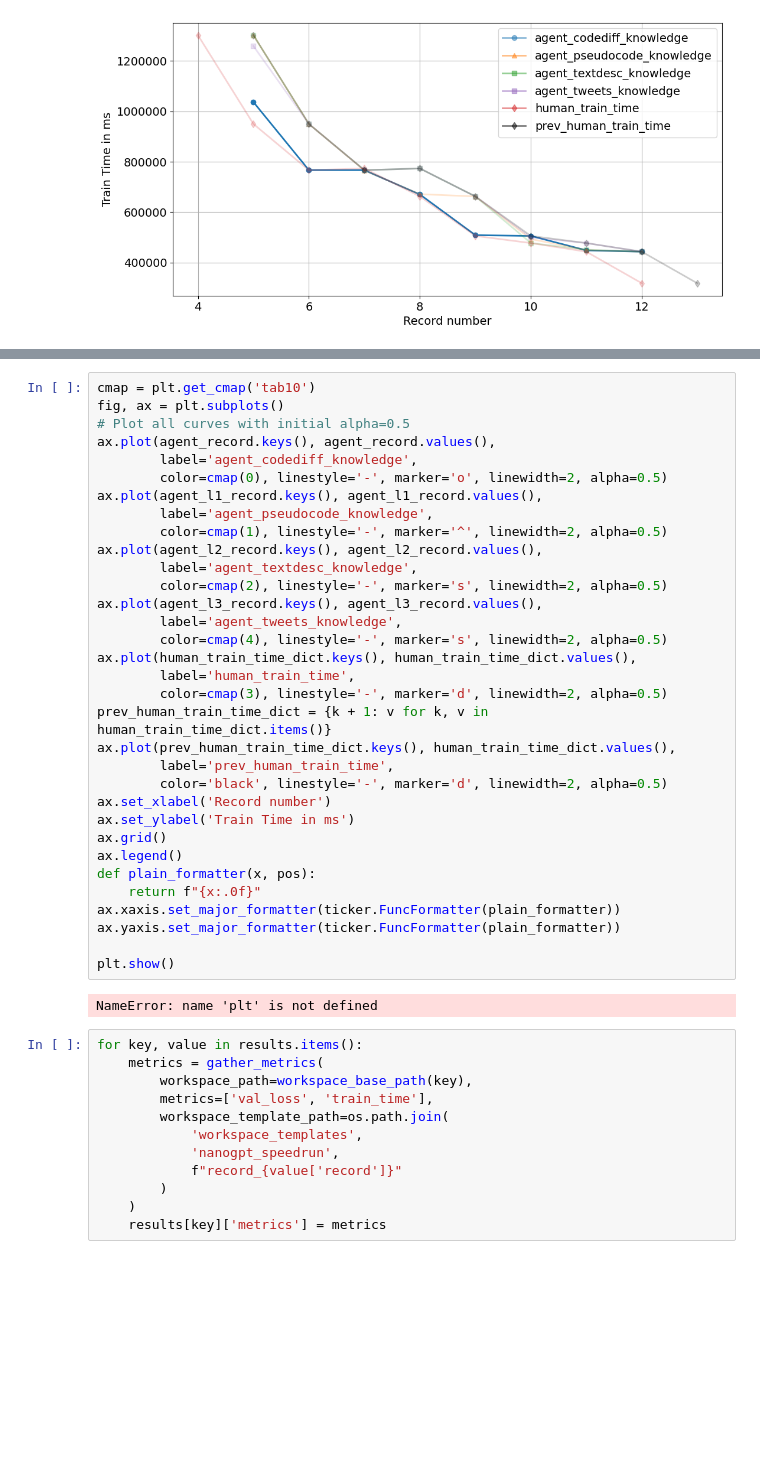
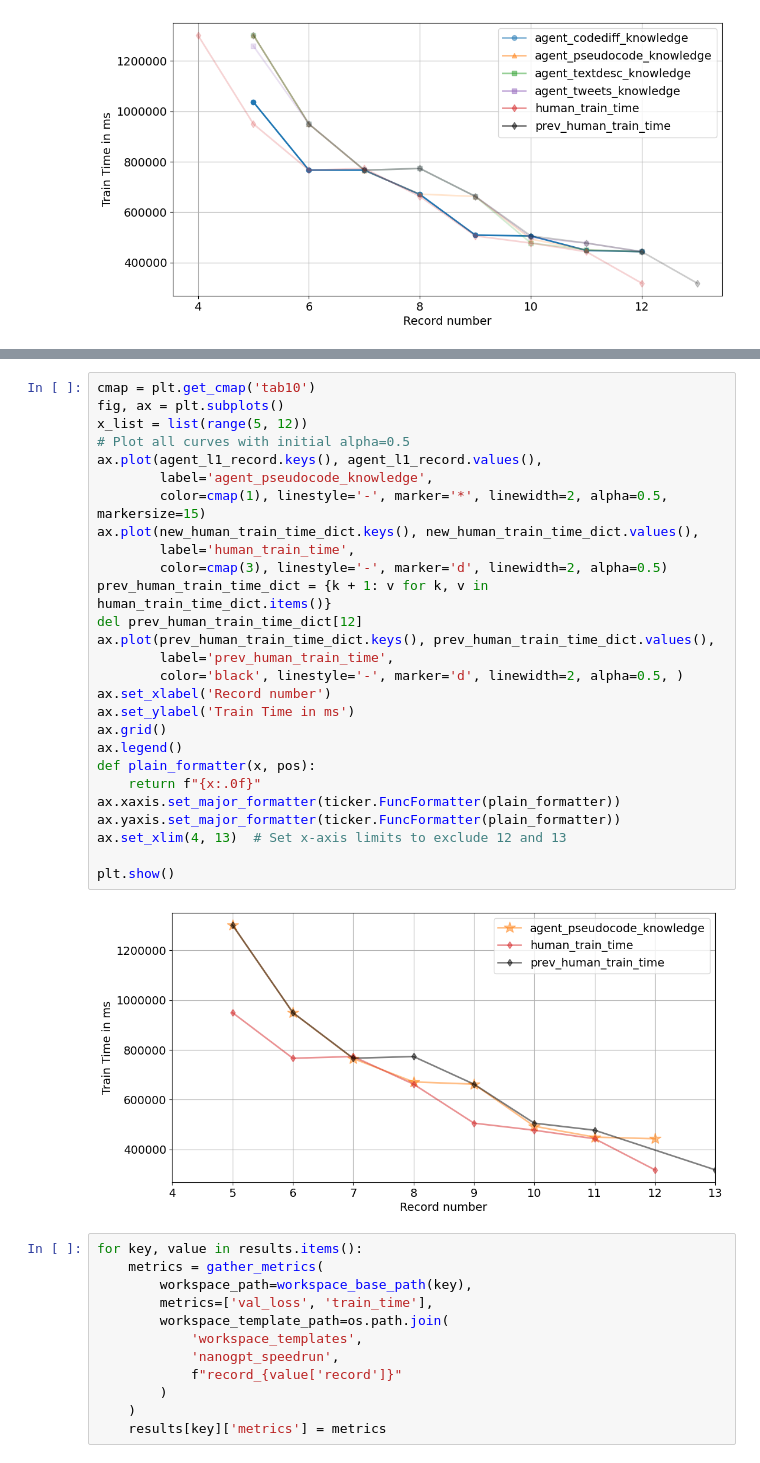
Before and after one commit to facebookresearch/llm-speedrunner, a Jupyter notebook: results.ipynb, the cells around one changed output, grey strips where cells are left out. Saved outputs shown, nothing was run; the diff lists cells and outputs as text; blank space fills up the shorter version.

```diff
--- a/results.ipynb
+++ b/results.ipynb
@@ -386,38 +458,32 @@ INFO:matplotlib.animation:MovieWriter._run: running command: ffmpeg -f rawvideo
 # %%
 cmap = plt.get_cmap('tab10')
 fig, ax = plt.subplots()
+x_list = list(range(5, 12))
 # Plot all curves with initial alpha=0.5
-ax.plot(agent_record.keys(), agent_record.values(),
-        label='agent_codediff_knowledge',
-        color=cmap(0), linestyle='-', marker='o', linewidth=2, alpha=0.5)
 ax.plot(agent_l1_record.keys(), agent_l1_record.values(),
         label='agent_pseudocode_knowledge',
-        color=cmap(1), linestyle='-', marker='^', linewidth=2, alpha=0.5)
-ax.plot(agent_l2_record.keys(), agent_l2_record.values(),
-        label='agent_textdesc_knowledge',
-        color=cmap(2), linestyle='-', marker='s', linewidth=2, alpha=0.5)
-ax.plot(agent_l3_record.keys(), agent_l3_record.values(),
-        label='agent_tweets_knowledge',
-        color=cmap(4), linestyle='-', marker='s', linewidth=2, alpha=0.5)
-ax.plot(human_train_time_dict.keys(), human_train_time_dict.values(),
+        color=cmap(1), linestyle='-', marker='*', linewidth=2, alpha=0.5, markersize=15)
+ax.plot(new_human_train_time_dict.keys(), new_human_train_time_dict.values(),
         label='human_train_time',
         color=cmap(3), linestyle='-', marker='d', linewidth=2, alpha=0.5)
 prev_human_train_time_dict = {k + 1: v for k, v in human_train_time_dict.items()}
-ax.plot(prev_human_train_time_dict.keys(), human_train_time_dict.values(),
+del prev_human_train_time_dict[12]
+ax.plot(prev_human_train_time_dict.keys(), prev_human_train_time_dict.values(),
         label='prev_human_train_time',
-        color='black', linestyle='-', marker='d', linewidth=2, alpha=0.5)
+        color='black', linestyle='-', marker='d', linewidth=2, alpha=0.5, )
 ax.set_xlabel('Record number')
 ax.set_ylabel('Train Time in ms')
 ax.grid()
 ax.legend()
 def plain_formatter(x, pos):
     return f"{x:.0f}"
 ax.xaxis.set_major_formatter(ticker.FuncFormatter(plain_formatter))
 ax.yaxis.set_major_formatter(ticker.FuncFormatter(plain_formatter))
+ax.set_xlim(4, 13)  # Set x-axis limits to exclude 12 and 13
 
 plt.show()
 # %% [output]
-NameError: name 'plt' is not defined
+[figure, added]
 # %%
 for key, value in results.items():
     metrics = gather_metrics(
```
Also changed, not shown: parts of 5 cells of this notebook.
